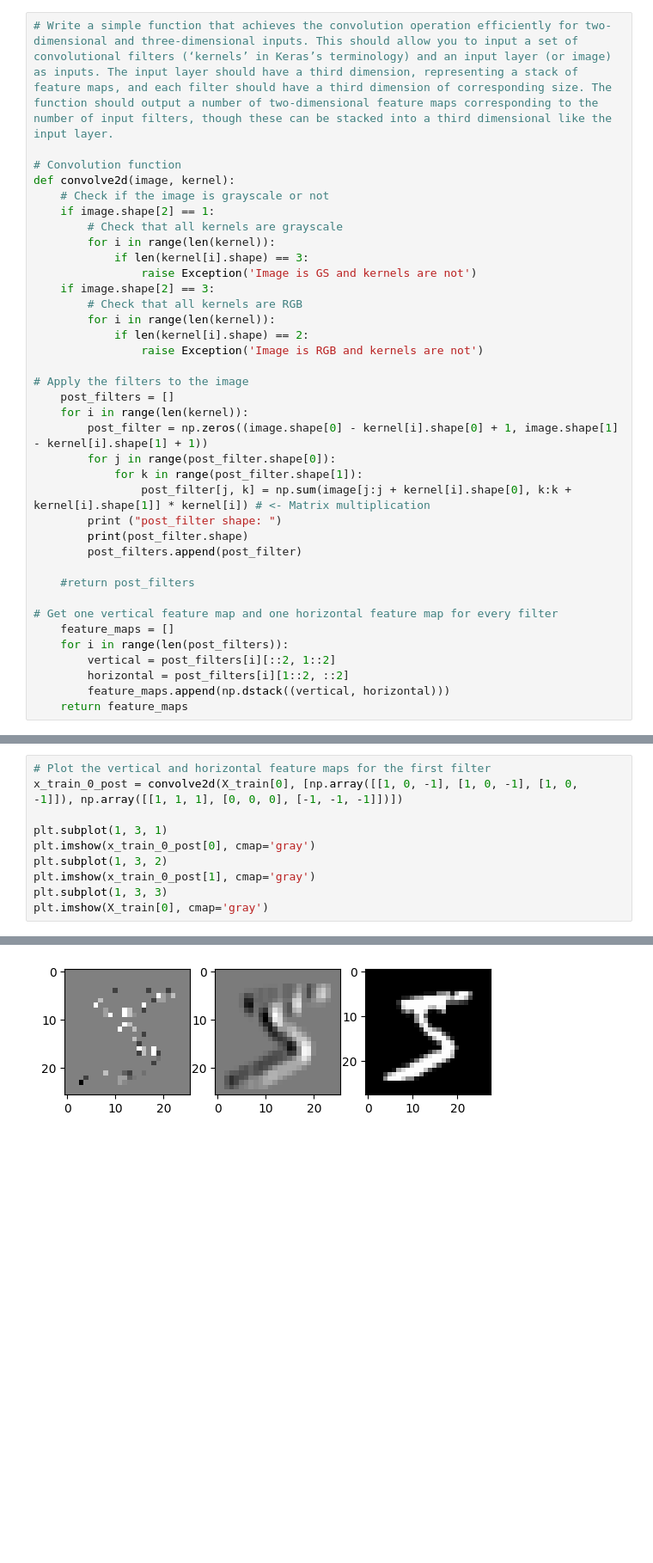
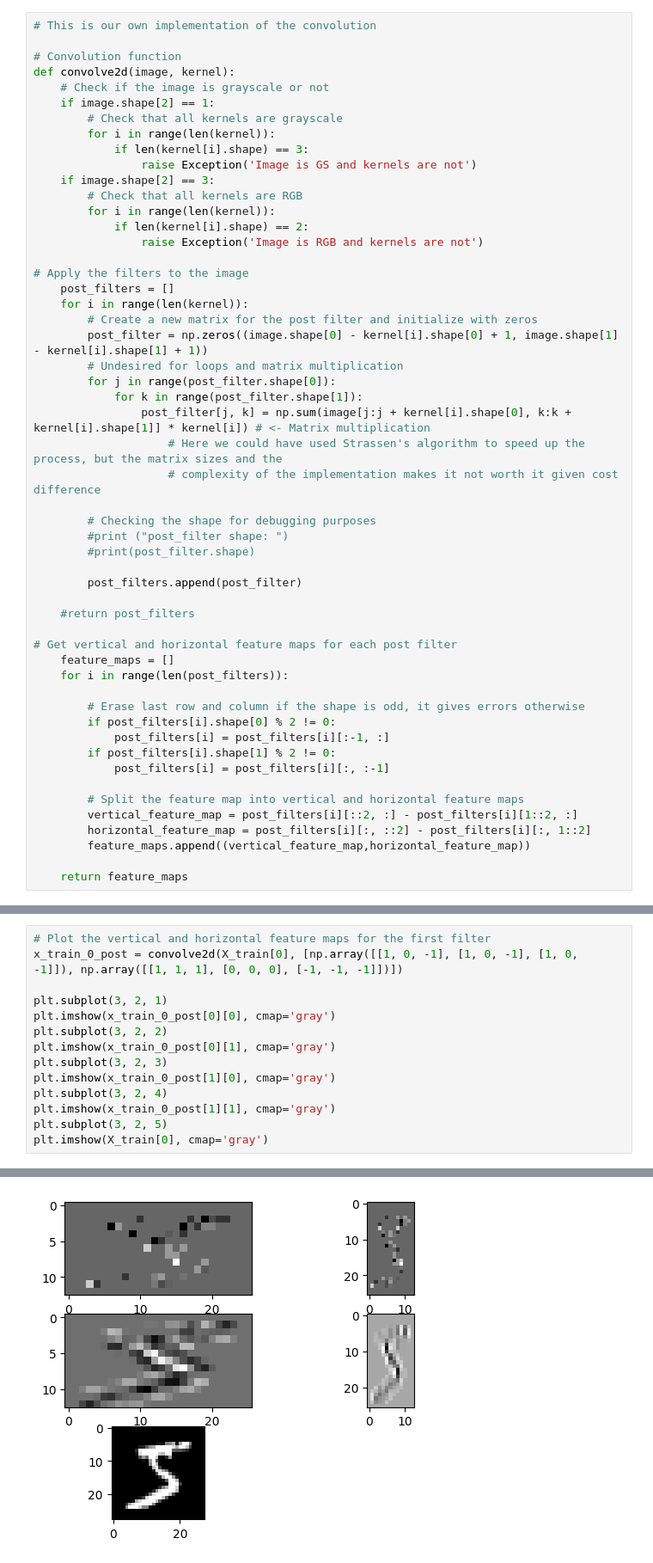
Before and after one commit to aleibz98/Human_Networks, a Jupyter notebook: HM_lab_1_Ex_3.ipynb, the cells around one changed output, grey strips where cells are left out. Shown: that part at 86% size. Cells and saved outputs as stored; diff of their text form; blank space fills up the shorter version.

```diff
--- a/HM_lab_1_Ex_3.ipynb
+++ b/HM_lab_1_Ex_3.ipynb
@@ -23,7 +41,7 @@ from keras.utils.np_utils import to_categorical
 y_train = to_categorical(y_train, num_classes=10)
 y_val = to_categorical(y_val, num_classes=10)
 # %%
-# Write a simple function that achieves the convolution operation efficiently for two- dimensional and three-dimensional inputs. This should allow you to input a set of convolutional filters (‘kernels’ in Keras’s terminology) and an input layer (or image) as inputs. The input layer should have a third dimension, representing a stack of feature maps, and each filter should have a third dimension of corresponding size. The function should output a number of two-dimensional feature maps corresponding to the number of input filters, though these can be stacked into a third dimensional like the input layer.
+# This is our own implementation of the convolution
 
 # Convolution function
 def convolve2d(image, kernel):
@@ -42,22 +60,38 @@ def convolve2d(image, kernel):
 # Apply the filters to the image
     post_filters = []
     for i in range(len(kernel)):
+        # Create a new matrix for the post filter and initialize with zeros
         post_filter = np.zeros((image.shape[0] - kernel[i].shape[0] + 1, image.shape[1] - kernel[i].shape[1] + 1))
+        # Undesired for loops and matrix multiplication
         for j in range(post_filter.shape[0]):
             for k in range(post_filter.shape[1]):
                 post_filter[j, k] = np.sum(image[j:j + kernel[i].shape[0], k:k + kernel[i].shape[1]] * kernel[i]) # <- Matrix multiplication
-        print ("post_filter shape: ")
-        print(post_filter.shape)
+                    # Here we could have used Strassen's algorithm to speed up the process, but the matrix sizes and the
+                    # complexity of the implementation makes it not worth it given cost difference
+
+        # Checking the shape for debugging purposes
+        #print ("post_filter shape: ")
+        #print(post_filter.shape)
+
         post_filters.append(post_filter)
 
     #return post_filters
 
-# Get one vertical feature map and one horizontal feature map for every filter
+# Get vertical and horizontal feature maps for each post filter
     feature_maps = []
     for i in range(len(post_filters)):
-        vertical = post_filters[i][::2, 1::2]
-        horizontal = post_filters[i][1::2, ::2]
-        feature_maps.append(np.dstack((vertical, horizontal)))
+
+        # Erase last row and column if the shape is odd, it gives errors otherwise
+        if post_filters[i].shape[0] % 2 != 0:
+            post_filters[i] = post_filters[i][:-1, :]
+        if post_filters[i].shape[1] % 2 != 0:
+            post_filters[i] = post_filters[i][:, :-1]
+
+        # Split the feature map into vertical and horizontal feature maps
+        vertical_feature_map = post_filters[i][::2, :] - post_filters[i][1::2, :]
+        horizontal_feature_map = post_filters[i][:, ::2] - post_filters[i][:, 1::2]
+        feature_maps.append((vertical_feature_map,horizontal_feature_map))
+
     return feature_maps
 # %%
 x = convolve2d(X_train[0], [np.array([[1, 0, -1], [1, 0, -1], [1, 0, -1]]), np.array([[1, 1, 1], [0, 0, 0], [-1, -1, -1]])])
@@ -83,11 +104,15 @@ post_filter shape:
 # Plot the vertical and horizontal feature maps for the first filter
 x_train_0_post = convolve2d(X_train[0], [np.array([[1, 0, -1], [1, 0, -1], [1, 0, -1]]), np.array([[1, 1, 1], [0, 0, 0], [-1, -1, -1]])])
 
-plt.subplot(1, 3, 1)
-plt.imshow(x_train_0_post[0], cmap='gray')
-plt.subplot(1, 3, 2)
-plt.imshow(x_train_0_post[1], cmap='gray')
-plt.subplot(1, 3, 3)
+plt.subplot(3, 2, 1)
+plt.imshow(x_train_0_post[0][0], cmap='gray')
+plt.subplot(3, 2, 2)
+plt.imshow(x_train_0_post[0][1], cmap='gray')
+plt.subplot(3, 2, 3)
+plt.imshow(x_train_0_post[1][0], cmap='gray')
+plt.subplot(3, 2, 4)
+plt.imshow(x_train_0_post[1][1], cmap='gray')
+plt.subplot(3, 2, 5)
 plt.imshow(X_train[0], cmap='gray')
 # %% [output]
 post_filter shape:
@@ -101,5 +122,5 @@ post_filter shape:
 <matplotlib.image.AxesImage at 0x...>
-[figure, old version]
+[figure, new version]
 # %%
 # load cat picture
 from PIL import Image
```
Also changed, not shown: parts of 15 cells of this notebook.
